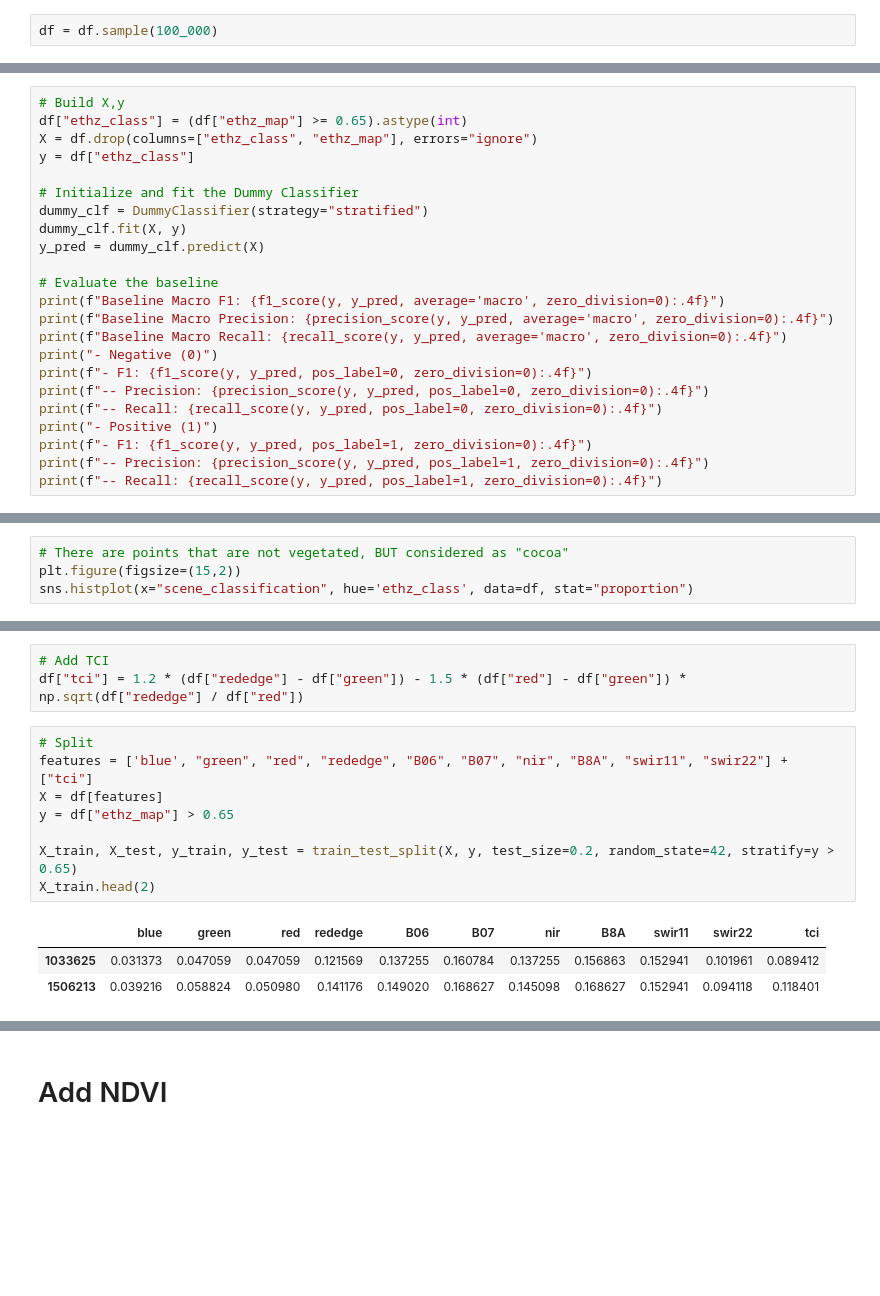
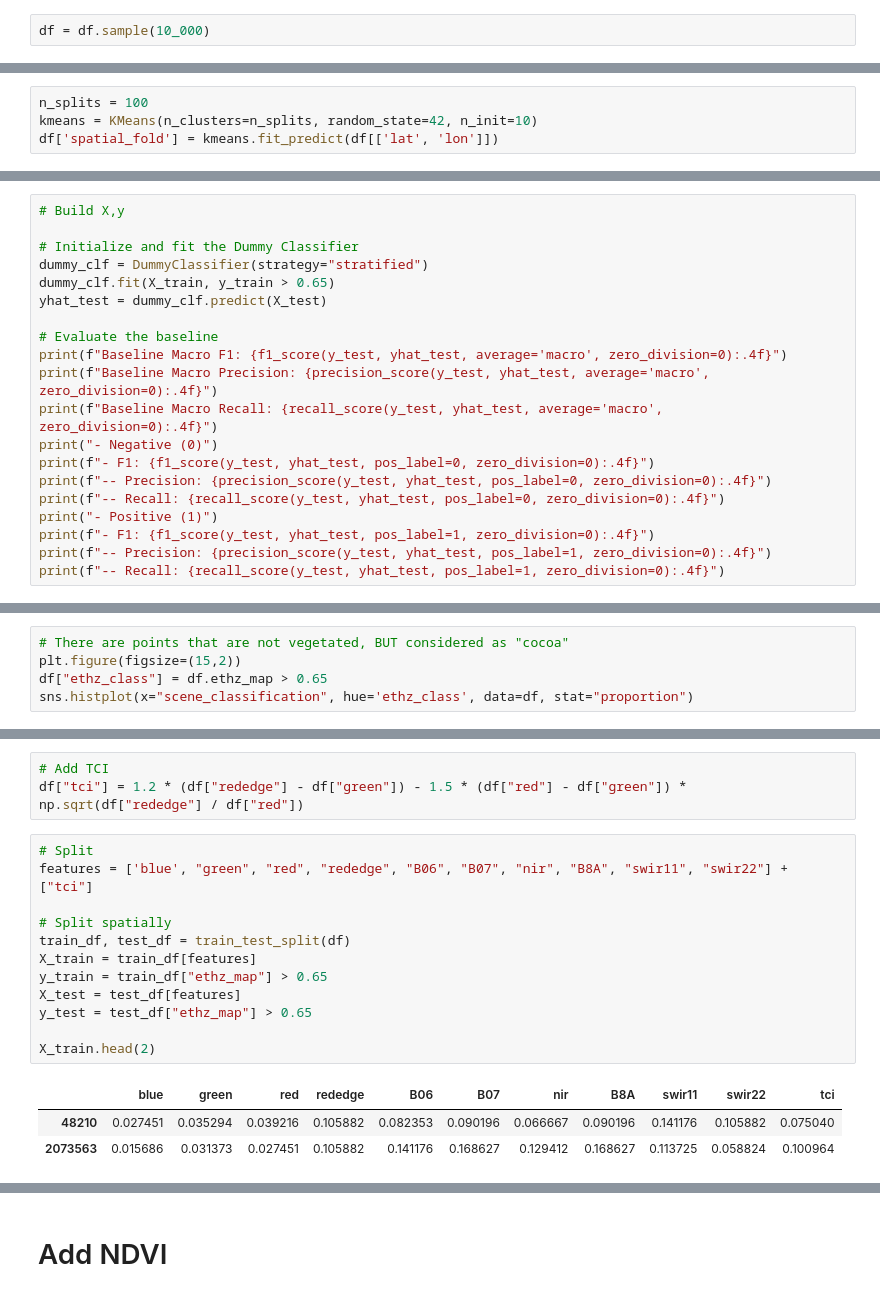
Before and after one commit to arthurgassner-synotis/forestero-skymap-poc, a Jupyter notebook: nb/02-train.ipynb, the cells around one changed output, grey strips where cells are left out. Drawn from its saved outputs; the diff is of its cells as text; blank space fills up the shorter version.

```diff
--- a/nb/02-train.ipynb
+++ b/nb/02-train.ipynb
@@ -39,7 +25,7 @@ Length: 104, dtype: object
 # %%
 df = df.dropna(subset=('ethz_map'))
 # %%
-df = df.sample(100_000)
+df = df.sample(10_000)
 # %%
 # Convert bands to 0-1 values
 band_cols = [e for e in df.columns if e not in ('lon', 'lat', 'ethz_map')]
@@ -52,0 +41,4 @@ df.head(1)
+# %%
+n_splits = 100
+kmeans = KMeans(n_clusters=n_splits, random_state=42, n_init=10)
+df['spatial_fold'] = kmeans.fit_predict(df[['lat', 'lon']])
@@ -84,25 +110,22 @@ Baseline Macro Precision: 0.3648
 Baseline Macro Recall: 0.5000
 # %%
 # Build X,y
-df["ethz_class"] = (df["ethz_map"] >= 0.65).astype(int)
-X = df.drop(columns=["ethz_class", "ethz_map"], errors="ignore")
-y = df["ethz_class"]
 
 # Initialize and fit the Dummy Classifier
 dummy_clf = DummyClassifier(strategy="stratified")
-dummy_clf.fit(X, y)
-y_pred = dummy_clf.predict(X)
+dummy_clf.fit(X_train, y_train > 0.65)
+yhat_test = dummy_clf.predict(X_test)
 
 # Evaluate the baseline
-print(f"Baseline Macro F1: {f1_score(y, y_pred, average='macro', zero_division=0):.4f}")
-print(f"Baseline Macro Precision: {precision_score(y, y_pred, average='macro', zero_division=0):.4f}")
-print(f"Baseline Macro Recall: {recall_score(y, y_pred, average='macro', zero_division=0):.4f}")
+print(f"Baseline Macro F1: {f1_score(y_test, yhat_test, average='macro', zero_division=0):.4f}")
+print(f"Baseline Macro Precision: {precision_score(y_test, yhat_test, average='macro', zero_division=0):.4f}")
+print(f"Baseline Macro Recall: {recall_score(y_test, yhat_test, average='macro', zero_division=0):.4f}")
 print("- Negative (0)")
-print(f"- F1: {f1_score(y, y_pred, pos_label=0, zero_division=0):.4f}")
-print(f"-- Precision: {precision_score(y, y_pred, pos_label=0, zero_division=0):.4f}")
-print(f"-- Recall: {recall_score(y, y_pred, pos_label=0, zero_division=0):.4f}")
+print(f"- F1: {f1_score(y_test, yhat_test, pos_label=0, zero_division=0):.4f}")
+print(f"-- Precision: {precision_score(y_test, yhat_test, pos_label=0, zero_division=0):.4f}")
+print(f"-- Recall: {recall_score(y_test, yhat_test, pos_label=0, zero_division=0):.4f}")
 print("- Positive (1)")
-print(f"- F1: {f1_score(y, y_pred, pos_label=1, zero_division=0):.4f}")
-print(f"-- Precision: {precision_score(y, y_pred, pos_label=1, zero_division=0):.4f}")
-print(f"-- Recall: {recall_score(y, y_pred, pos_label=1, zero_division=0):.4f}")
+print(f"- F1: {f1_score(y_test, yhat_test, pos_label=1, zero_division=0):.4f}")
+print(f"-- Precision: {precision_score(y_test, yhat_test, pos_label=1, zero_division=0):.4f}")
+print(f"-- Recall: {recall_score(y_test, yhat_test, pos_label=1, zero_division=0):.4f}")
 # %% [output]
@@ -239,6 +266,7 @@ df.head(1)
 # %%
 # There are points that are not vegetated, BUT considered as "cocoa"
 plt.figure(figsize=(15,2))
+df["ethz_class"] = df.ethz_map > 0.65
 sns.histplot(x="scene_classification", hue='ethz_class', data=df, stat="proportion")
 # %% [output]
 <Axes: xlabel='scene_classification', ylabel='Proportion'>
@@ -302,15 +333,19 @@ df["tci"] = 1.2 * (df["rededge"] - df["green"]) - 1.5 * (df["red"] - df["green"]
 # %%
 # Split
 features = ['blue', "green", "red", "rededge", "B06", "B07", "nir", "B8A", "swir11", "swir22"] + ["tci"]
-X = df[features]
-y = df["ethz_map"] > 0.65
 
-X_train, X_test, y_train, y_test = train_test_split(X, y, test_size=0.2, random_state=42, stratify=y > 0.65)
+# Split spatially
+train_df, test_df = train_test_split(df)
+X_train = train_df[features]
+y_train = train_df["ethz_map"] > 0.65
+X_test = test_df[features]
+y_test = test_df["ethz_map"] > 0.65
+
 X_train.head(2)
 # %% [output]
 |  | blue | green | red | rededge | B06 | B07 | nir | B8A | swir11 | swir22 | tci |
-| 1033625 | 0.031373 | 0.047059 | 0.047059 | 0.121569 | 0.137255 | 0.160784 | 0.137255 | 0.156863 | 0.152941 | 0.101961 | 0.089412 |
-| 1506213 | 0.039216 | 0.058824 | 0.050980 | 0.141176 | 0.149020 | 0.168627 | 0.145098 | 0.168627 | 0.152941 | 0.094118 | 0.118401 |
+| 48210 | 0.027451 | 0.035294 | 0.039216 | 0.105882 | 0.082353 | 0.090196 | 0.066667 | 0.090196 | 0.141176 | 0.105882 | 0.075040 |
+| 2073563 | 0.015686 | 0.031373 | 0.027451 | 0.105882 | 0.141176 | 0.168627 | 0.129412 | 0.168627 | 0.113725 | 0.058824 | 0.100964 |
 # %%
 train_test_lgbm(X_train, y_train, X_test, y_test);
 # %% [output]
```
Also changed, not shown: parts of 26 cells of this notebook, 2 other files.
